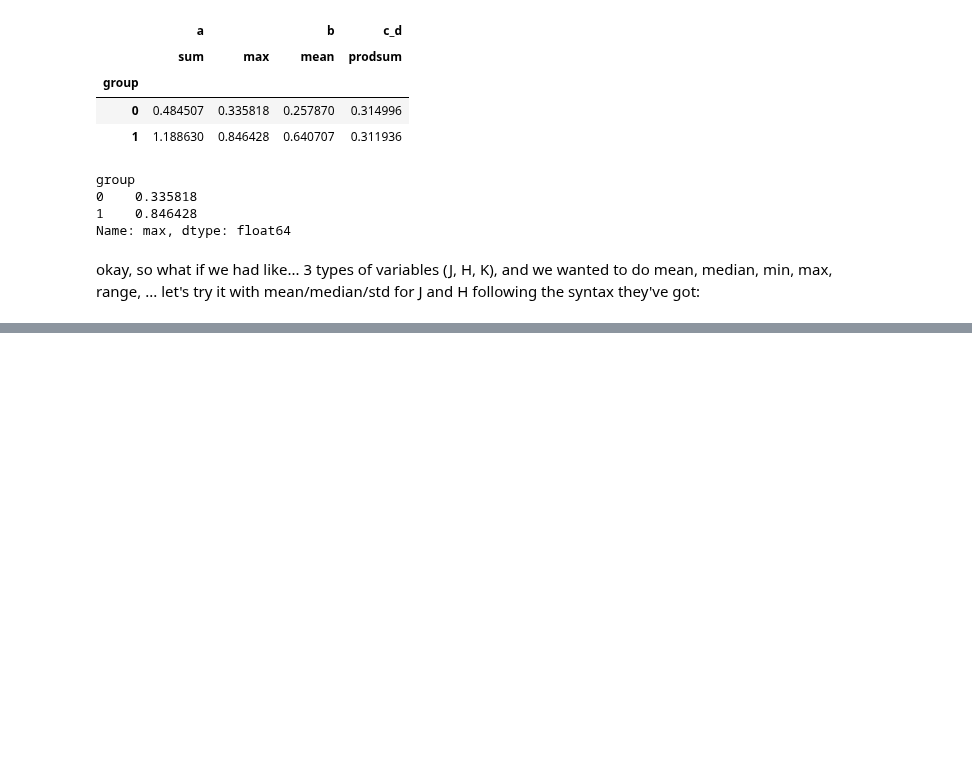
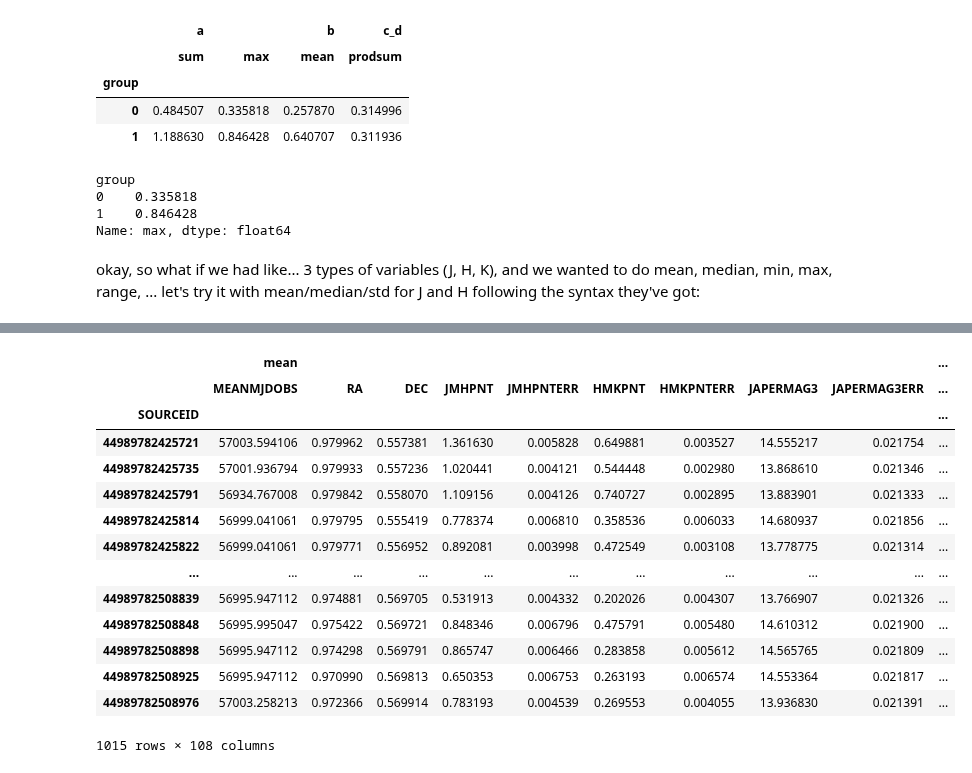
Before and after one commit to tomr-stargazer/Variability_Project_2020, a Jupyter notebook: wuvars/analysis/prototypes/Testing a Stack Overflow recommended answer re pandas, multiple fns and multiple columns.ipynb, the cells around one changed output, grey strips where cells are left out. Saved outputs shown, nothing was run; the diff lists cells and outputs as text; code cells hidden in the pictures; blank space fills up the shorter version.

```diff
--- a/wuvars/analysis/prototypes/Testing a Stack Overflow recommended answer re pandas, multiple fns and multiple columns.ipynb
+++ b/wuvars/analysis/prototypes/Testing a Stack Overflow recommended answer re pandas, multiple fns and multiple columns.ipynb
@@ -88,0 +217,30 @@ okay, so what if we had like... 3 types of variables (J, H, K), and we wanted to
+# %%
+def f_mi_inclusive(x):
+    d = []
+    top_index = []
+    bottom_index = []
+    for fn, fn_name in zip(function_list, function_names):
+        for column in df.columns[1:]:
+            d.append(fn(x[column]))
+            top_index.append(column)
+            bottom_index.append(fn_name)
+    return pd.Series(d, index=[bottom_index, top_index])
+
+df_multi_groupby_inclusive = df.groupby('SOURCEID').apply(f_mi_inclusive)
+df_multi_groupby_inclusive
+# %% [output]
+|  | mean |  |  |  |  |  |  |  |  | ... |
+|  | MEANMJDOBS | RA | DEC | JMHPNT | JMHPNTERR | HMKPNT | HMKPNTERR | JAPERMAG3 | JAPERMAG3ERR | ... |
+| SOURCEID |  |  |  |  |  |  |  |  |  | ... |
+| 44989782425721 | 57003.594106 | 0.979962 | 0.557381 | 1.361630 | 0.005828 | 0.649881 | 0.003527 | 14.555217 | 0.021754 | ... |
+| 44989782425735 | 57001.936794 | 0.979933 | 0.557236 | 1.020441 | 0.004121 | 0.544448 | 0.002980 | 13.868610 | 0.021346 | ... |
+| 44989782425791 | 56934.767008 | 0.979842 | 0.558070 | 1.109156 | 0.004126 | 0.740727 | 0.002895 | 13.883901 | 0.021333 | ... |
+| 44989782425814 | 56999.041061 | 0.979795 | 0.555419 | 0.778374 | 0.006810 | 0.358536 | 0.006033 | 14.680937 | 0.021856 | ... |
+| 44989782425822 | 56999.041061 | 0.979771 | 0.556952 | 0.892081 | 0.003998 | 0.472549 | 0.003108 | 13.778775 | 0.021314 | ... |
+| ... | ... | ... | ... | ... | ... | ... | ... | ... | ... | ... |
+| 44989782508839 | 56995.947112 | 0.974881 | 0.569705 | 0.531913 | 0.004332 | 0.202026 | 0.004307 | 13.766907 | 0.021326 | ... |
+| 44989782508848 | 56995.995047 | 0.975422 | 0.569721 | 0.848346 | 0.006796 | 0.475791 | 0.005480 | 14.610312 | 0.021900 | ... |
+| 44989782508898 | 56995.947112 | 0.974298 | 0.569791 | 0.865747 | 0.006466 | 0.283858 | 0.005612 | 14.565765 | 0.021809 | ... |
+| 44989782508925 | 56995.947112 | 0.970990 | 0.569813 | 0.650353 | 0.006753 | 0.263193 | 0.006574 | 14.553364 | 0.021817 | ... |
+| 44989782508976 | 57003.258213 | 0.972366 | 0.569914 | 0.783193 | 0.004539 | 0.269553 | 0.004055 | 13.936830 | 0.021391 | ... |
+1015 rows × 108 columns
```
Also changed, not shown: parts of 8 cells of this notebook.
